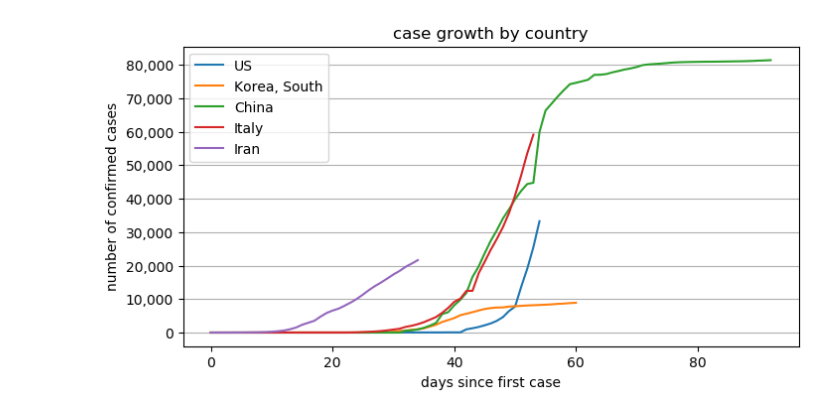
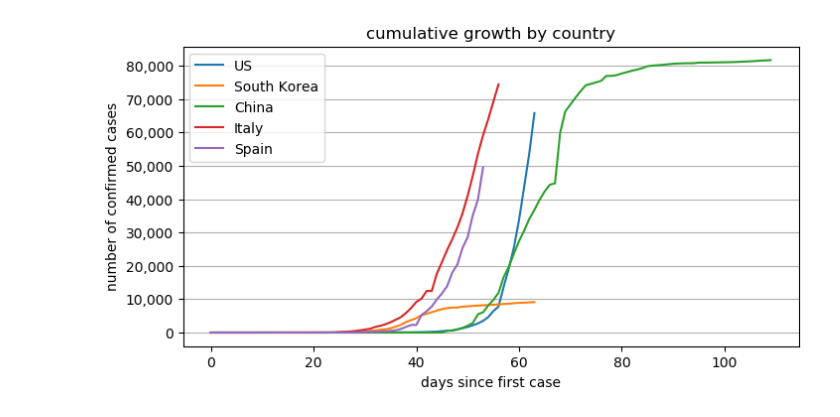
Before and after one commit to ratreya/COVID-19, a Jupyter notebook: covid19.ipynb, the cells around one changed output. Cells and saved outputs as stored; diff of their text form; code cells hidden in the pictures.

```diff
--- a/covid19.ipynb
+++ b/covid19.ipynb
@@ -1,39 +76,31 @@
 # %%
-import pandas as pd
-
-url = 'https://raw.githubusercontent.com/CSSEGISandData/COVID-19/master/csse_covid_19_data/csse_covid_19_time_series/time_series_19-covid-Confirmed.csv'
-df = pd.read_csv(url)
-
-# Aggregate at country level
-country_level = df[~(df['Province/State'].str.contains(', ', na=False))].drop(['Lat', 'Long'], axis=1).groupby('Country/Region').sum()
+from pylab import *
 
 def align(data):
     # Find the index with the lowest non-zero starting case number
     base = min(((idx, val) for (idx, val) in enumerate(data) if val[0] > 0), key = lambda x: x[1][0])[0]
 
     # Align everyone else to this base
     for i in [x for x in range(len(data)) if x != base]:
         padding = min(((x[0], abs(x[1] - data[i][0])) for x in enumerate(data[base])), key = lambda x: x[1])[0]
         data[i] = [0 for i in range(padding)] + data[i]
     return data
+
+# Countries to compare
+inputs = ['US', 'South Korea', 'China', 'Italy', 'Spain']
+data = align([[x for x in country_level[country_level['Country/Region'] == inputs[i]]['Confirmed'].values.tolist() if x > 0] for i in range(len(inputs))])
+
+fig, axes = plt.subplots(figsize=(8,4), dpi=100)
+
+for i in range(len(data)):
+    axes.plot(data[i], label = inputs[i])
+
+axes.legend(loc=2)
+axes.set_xlabel('days since first case')
+axes.set_ylabel('number of confirmed cases')
+axes.set_title('cumulative growth by country');
+axes.set_yticklabels(['{:,}'.format(int(x)) for x in axes.get_yticks().tolist()])
+plt.grid(axis='y')
+#fig.savefig("covid-by-country.png", dpi=200)
+# %% [output]
+[figure, added]
-# %%
-from pylab import *
-
-# Countries to compare
-inputs = ['US', 'Korea, South', 'China', 'Italy', 'Iran']
-data = align([[x for x in country_level.loc[inputs[i]].values.tolist() if x > 0] for i in range(len(inputs))])
-
-fig, axes = plt.subplots(figsize=(8,4), dpi=100)
-
-for i in range(len(data)):
-    axes.plot(data[i], label = inputs[i])
-
-axes.legend(loc=2)
-axes.set_xlabel('days since first case')
-axes.set_ylabel('number of confirmed cases')
-axes.set_title('case growth by country');
-axes.set_yticklabels(['{:,}'.format(int(x)) for x in axes.get_yticks().tolist()])
-plt.grid(axis='y')
-fig.savefig("covid-by-country.png", dpi=200)
-# %% [output]
-[figure, removed]
```
Also changed, not shown: parts of 4 cells of this notebook.
